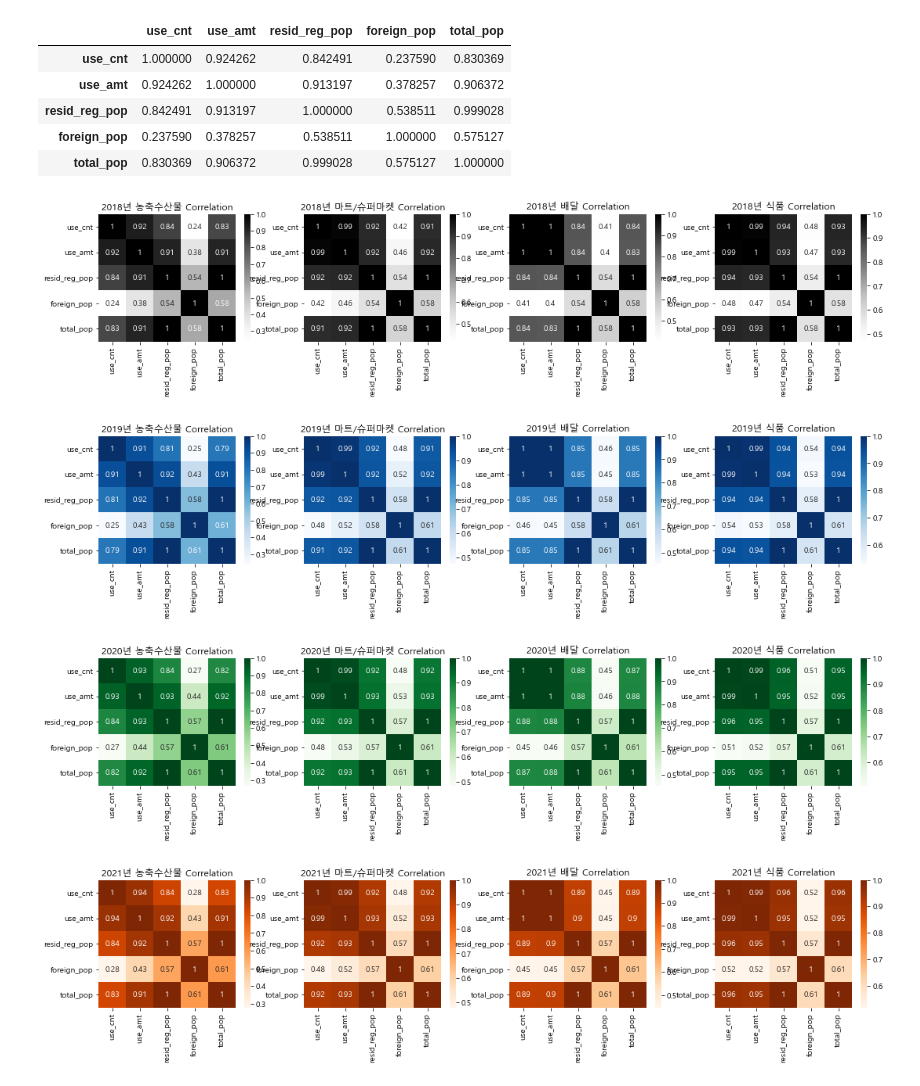
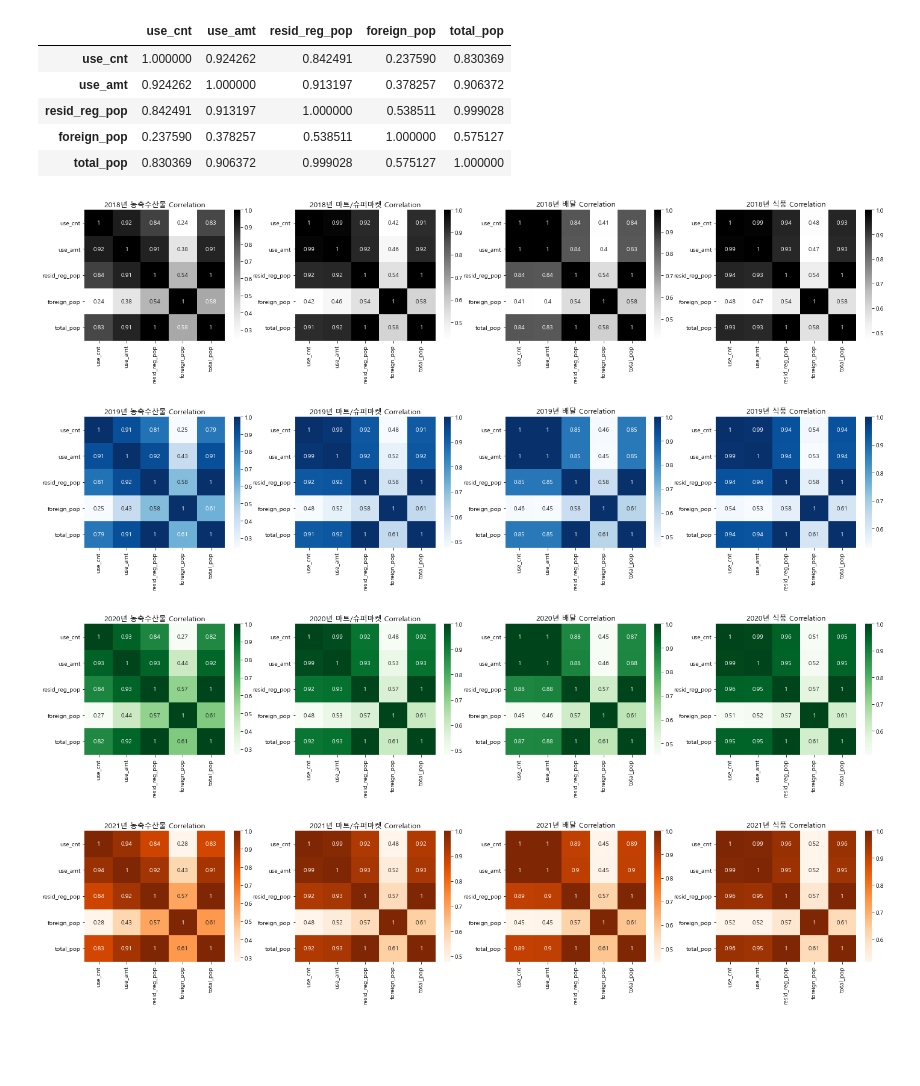
Before and after one commit to gentle-potato/21KDT-Project, a Jupyter notebook: 2. BigDataAnalysis/2021 빅콘테스트/2021 빅콘테스트_ECO제주/음식 관련 카드 소비.ipynb, the cells around one changed output. Cells and saved outputs as stored; diff of their text form; code cells hidden in the pictures; blank space fills up the shorter version.

```diff
--- a/2. BigDataAnalysis/2021 빅콘테스트/2021 빅콘테스트_ECO제주/음식 관련 카드 소비.ipynb
+++ b/2. BigDataAnalysis/2021 빅콘테스트/2021 빅콘테스트_ECO제주/음식 관련 카드 소비.ipynb
@@ -702,30 +702,30 @@ food_2018_농축_pop.tail()
 | total_pop | 0.830369 | 0.906372 | 0.999028 | 0.575127 | 1.000000 |
 # %%
 # 2018년 업종별 Correlation
-plt.figure(figsize=(18, 3))
+plt.figure(figsize=(24, 4))
 
 plt.subplot(141)
 sns.heatmap(농축_2018.corr(), annot=True, cmap='Greys')
 plt.title('2018년 농축수산물 Correlation')
 
 plt.subplot(142)
 sns.heatmap(마트_2018.corr(), annot=True, cmap='Greys')
 plt.title('2018년 마트/슈퍼마켓 Correlation')
 
 plt.subplot(143)
 sns.heatmap(배달_2018.corr(), annot=True, cmap='Greys')
 plt.title('2018년 배달 Correlation')
 
 plt.subplot(144)
 sns.heatmap(식품_2018.corr(), annot=True, cmap='Greys')
 plt.title('2018년 식품 Correlation')
 
 plt.show()
 # %% [output]
-[figure, old version]
+[figure, new version]
 # %%
 # 2019년 업종별 Correlation
-plt.figure(figsize=(18, 3))
+plt.figure(figsize=(24, 4))
 
 plt.subplot(141)
 sns.heatmap(농축_2019.corr(), annot=True, cmap='Blues')
@@ -745,10 +745,10 @@ plt.title('2019년 식품 Correlation')
 
 plt.show()
 # %% [output]
-[figure, old version]
+[figure, new version]
 # %%
 # 2020년 업종별 Correlation
-plt.figure(figsize=(18, 3))
+plt.figure(figsize=(24, 4))
 
 plt.subplot(141)
 sns.heatmap(농축_2020.corr(), annot=True, cmap='Greens')
@@ -768,10 +768,10 @@ plt.title('2020년 식품 Correlation')
 
 plt.show()
 # %% [output]
-[figure, old version]
+[figure, new version]
 # %%
 # 2021년 업종별 Correlation
-plt.figure(figsize=(18, 3))
+plt.figure(figsize=(24, 4))
 
 plt.subplot(141)
 sns.heatmap(농축_2021.corr(), annot=True, cmap='Oranges')
@@ -791,4 +791,4 @@ plt.title('2021년 식품 Correlation')
 
 plt.show()
 # %% [output]
-[figure, old version]
+[figure, new version]
```
Also changed, not shown: parts of 4 cells of this notebook, 22 other files.
